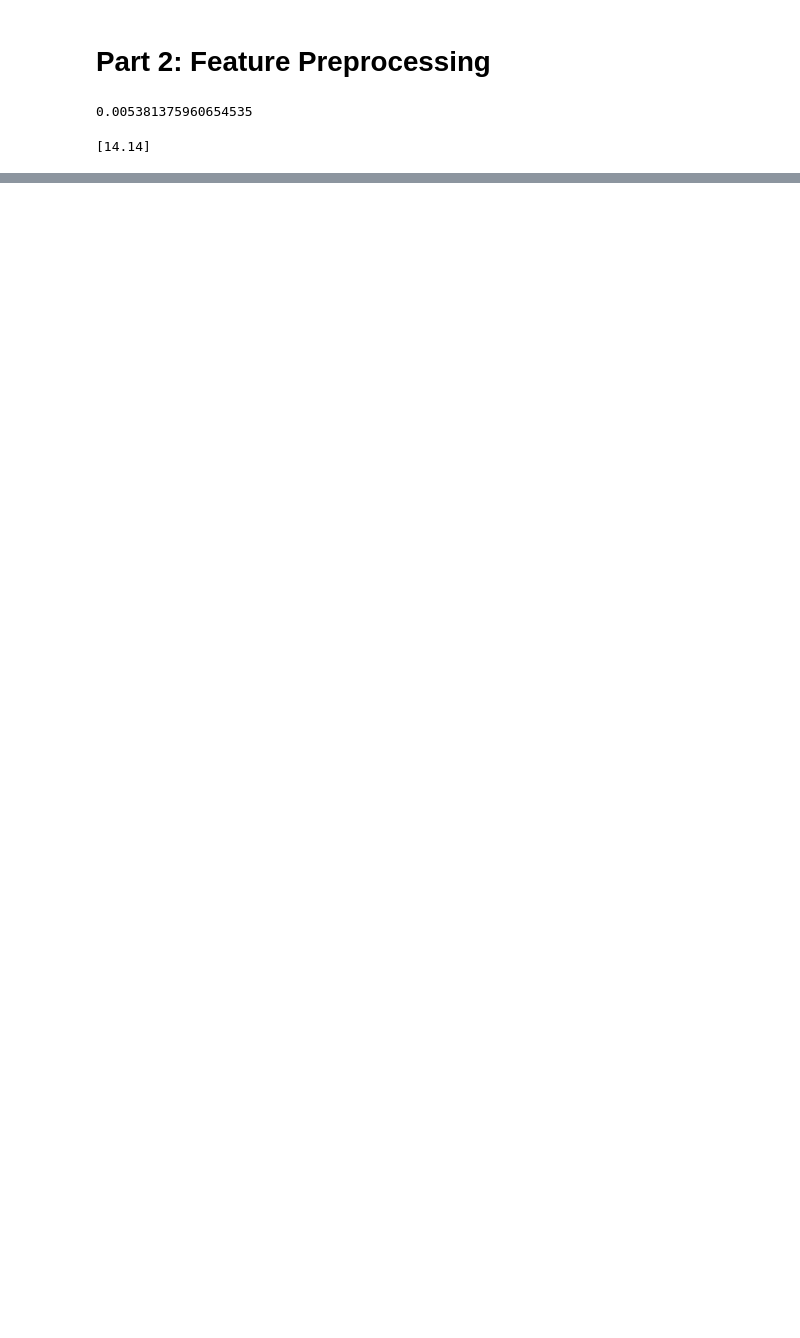
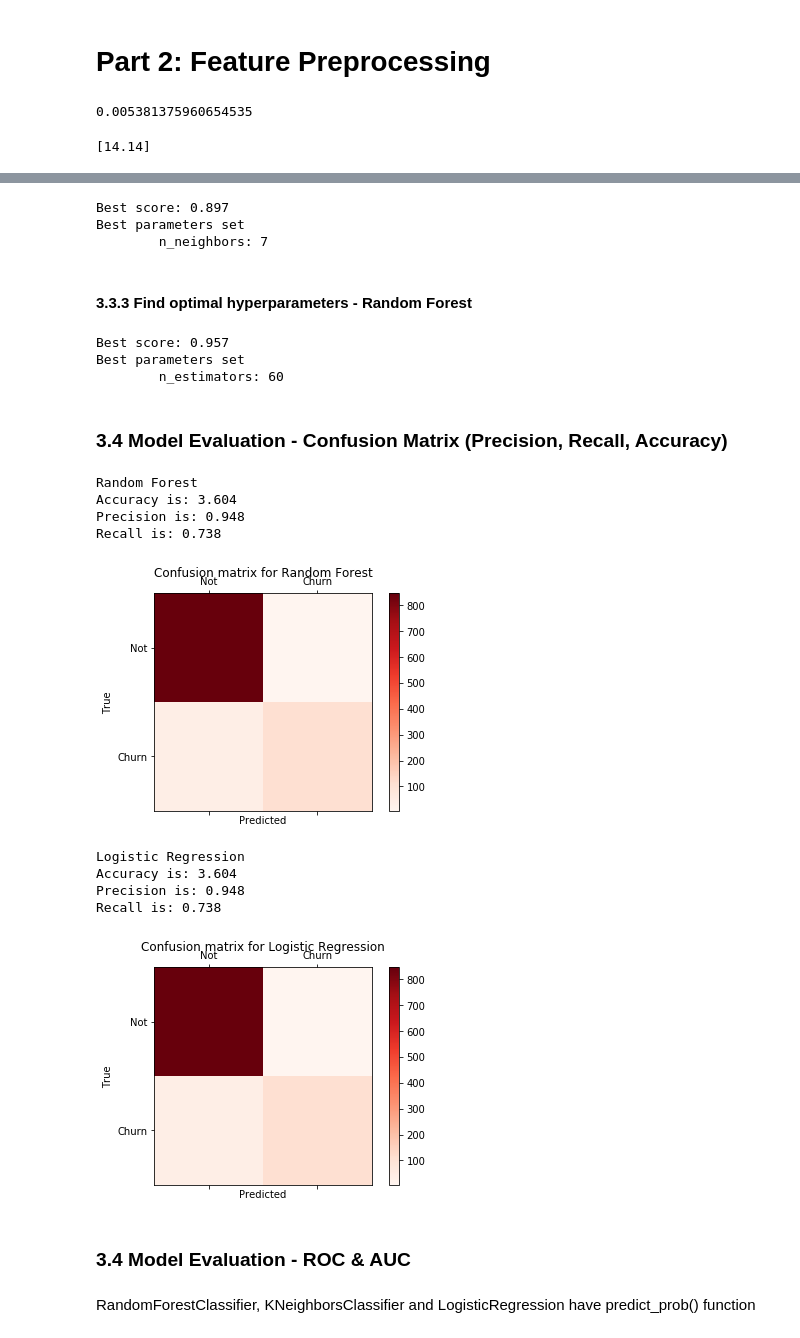
Before and after one commit to vivienfay/Customer-Churn-Rate-Prediction, a Jupyter notebook: User Churn Prediction in Telecommunicatoin.ipynb, the cells around one changed output, grey strips where cells are left out. Drawn from its saved outputs; the diff is of its cells as text; code cells hidden in the pictures; blank space fills up the shorter version.

```diff
--- a/User Churn Prediction in Telecommunicatoin.ipynb
+++ b/User Churn Prediction in Telecommunicatoin.ipynb
@@ -219,0 +314,9 @@ print(y.sum() / y.shape * 100)
+# %%
+# Use 5-fole cross validation to get the accuracy for different models
+model_names = ['Logistic Regression','KNN','Random Forest','SVM']
+model_list = [classifier_logistic, classifier_KNN, classifier_RF, classifier_SVC]
+for (classifier, model) in zip(model_list,model_names):
+    cv_score = model_selection.cross_val_score(classifier, X_train, y_train,cv = 5)
+    print(model,":")
+    print(cv_score)
+    print(model," Model Accuracy is:",cv_score.mean())
@@ -219,0 +374,14 @@ print(y.sum() / y.shape * 100)
+# %%
+# Possible hyperparamter options for KNN
+# Choose k
+parameters = {
+    'n_neighbors':[3,5,7,10]
+}
+Grid_KNN = GridSearchCV(KNeighborsClassifier(),parameters, cv=5)
+Grid_KNN.fit(X_train, y_train)
+# best k
+print_grid_search_metrics(Grid_KNN)
+# %% [output]
+Best score: 0.897
+Best parameters set
+        n_neighbors: 7
@@ -219,0 +390,21 @@ print(y.sum() / y.shape * 100)
+# %% [markdown]
+#### 3.3.3 Find optimal hyperparameters - Random Forest
+# %%
+# Possible hyperparamter options for Random Forest
+# Choose the number of trees
+parameters = {
+    'n_estimators' : [40,60,80]
+}
+Grid_RF = GridSearchCV(RandomForestClassifier(),parameters, cv=5)
+Grid_RF.fit(X_train, y_train)
+# best number of tress
+print_grid_search_metrics(Grid_RF)
+# %% [output]
+Best score: 0.957
+Best parameters set
+        n_estimators: 60
+# %%
+# best random forest
+best_RF_model = Grid_RF.best_estimator_
+# %% [markdown]
+### 3.4 Model Evaluation - Confusion Matrix (Precision, Recall, Accuracy)
@@ -219,0 +447,25 @@ print(y.sum() / y.shape * 100)
+# %%
+%matplotlib inline
+
+# Confusion Matrix, accuracy, precision and recall for random forest and logistic regression
+confusion_matrices = [
+    ('Random Forest', confusion_matrix(y_test, best_RF_model.predict(X_test))),
+    ('Logistic Regression', confusion_matrix(y_test, best_RF_model.predict(X_test)))
+]
+
+draw_confusion_matrices(confusion_matrices)
+# %% [output]
+Random Forest
+Accuracy is: 3.604
+Precision is: 0.948
+Recall is: 0.738
+[figure, added]
+Logistic Regression
+Accuracy is: 3.604
+Precision is: 0.948
+Recall is: 0.738
+[figure, added]
+# %% [markdown]
+### 3.4 Model Evaluation - ROC & AUC
+# %% [markdown]
+RandomForestClassifier, KNeighborsClassifier and LogisticRegression have predict_prob() function
```
Also changed, not shown: parts of 41 cells of this notebook.
